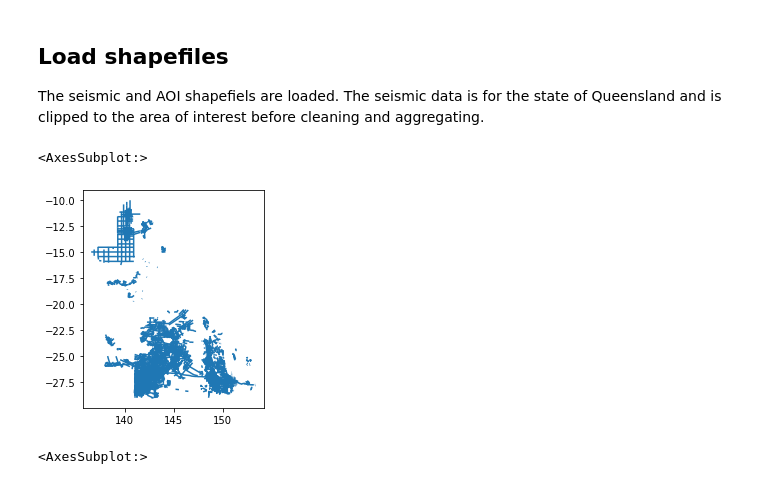
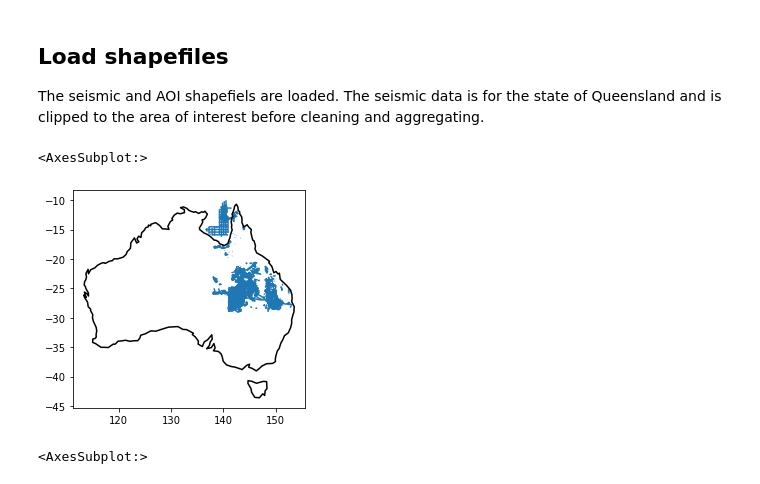
Before and after one commit to cericia/demo, a Jupyter notebook: seismic.ipynb, the cells around one changed output. Drawn from its saved outputs; the diff is of its cells as text; code cells hidden in the pictures.

```diff
--- a/seismic.ipynb
+++ b/seismic.ipynb
@@ -98,14 +98,21 @@ def polplot(strikes,title,save=False):
 # %% [markdown]
 ## Load shapefiles
 The seismic and AOI shapefiels are loaded. The seismic data is for the state of Queensland and is clipped to the area of interest before cleaning and aggregating.
+# %%
+# load world map to get Australia continent outline
+world = gpd.read_file(gpd.datasets.get_path('naturalearth_lowres'))
+aus = world[world.name == 'Australia']
 # %%
 # load seismic shapefile
-seis_qld = gpd.read_file('QLD_DNRM_Seismic_survey_2D_-_Queensland\Seismic_survey_2D_may15.shp')
+seis_qld = gpd.read_file(os.path.join('QLD_DNRM_Seismic_survey_2D_-_Queensland','Seismic_survey_2D_may15.shp'))
-# %%
-seis_qld.plot()
-# %% [output]
-<AxesSubplot:>
-[figure, removed]
+# %%
+# plot seismic line data
+fig,ax = plt.subplots()
+seis_qld.plot(ax=ax)
+aus.boundary.plot(ax=ax,color='black')
+# %% [output]
+<AxesSubplot:>
+[figure, added]
 # %%
 # load AOI shapefile and extract polygon entry
 aoi_all = gpd.read_file('GBA_regions_GCS_GDA94.shp')
```
Also changed, not shown: parts of 5 cells of this notebook.
